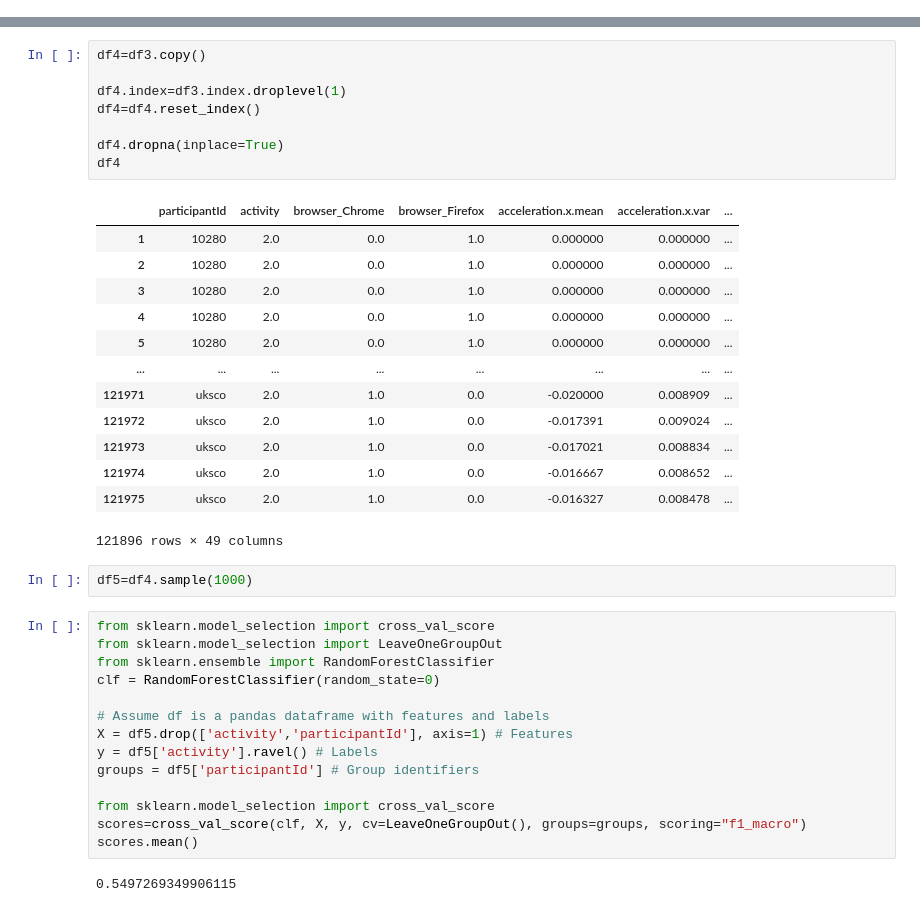
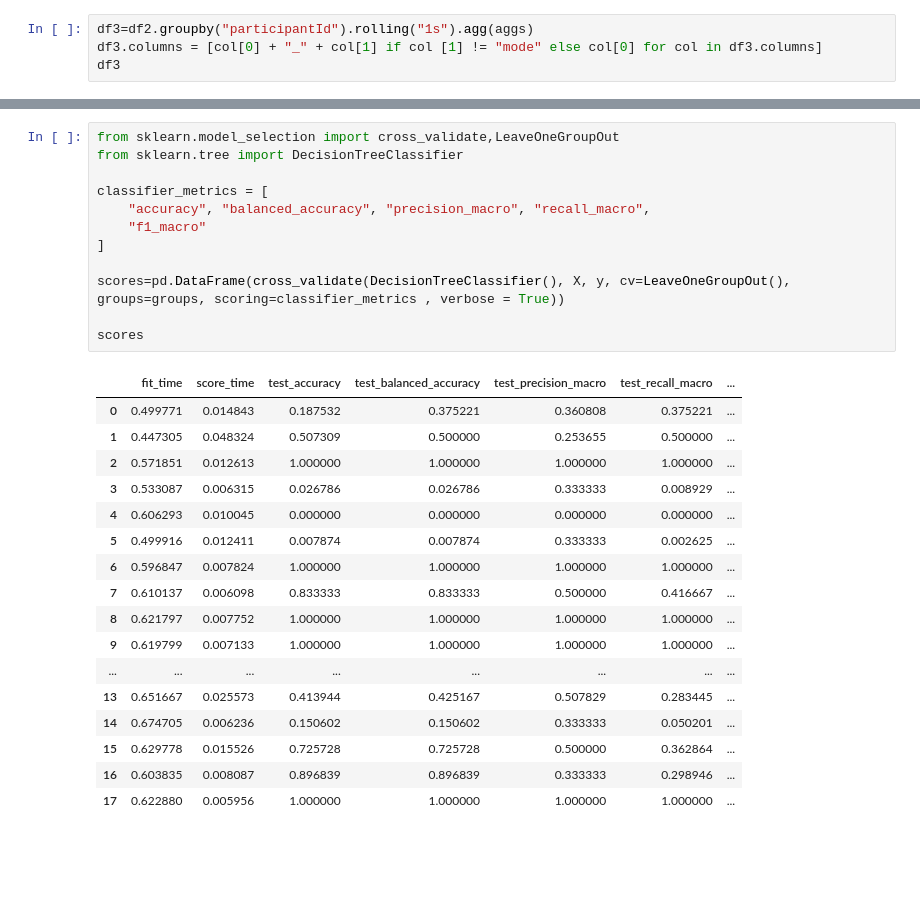
Before and after one commit to simon-a-schmitt/Human-Activity-Recognition, a Jupyter notebook: getfeatures.ipynb, the cells around one changed output, grey strips where cells are left out. Cells and saved outputs as stored; diff of their text form; blank space fills up the shorter version.

```diff
--- a/getfeatures.ipynb
+++ b/getfeatures.ipynb
@@ -22,0 +111,4 @@ project=pickle.load(open("../project.pkl","rb"))
+# %%
+df3=df2.groupby("participantId").rolling("1s").agg(aggs)
+df3.columns = [col[0] + "_" + col[1] if col [1] != "mode" else col[0] for col in df3.columns]
+df3
@@ -129,40 +194,30 @@ df3
-# %%
-df4=df3.copy()
-
-df4.index=df3.index.droplevel(1)
-df4=df4.reset_index()
-
-df4.dropna(inplace=True)
-df4
-# %% [output]
-|  | participantId | activity | browser_Chrome | browser_Firefox | acceleration.x.mean | acceleration.x.var | ... |
-| 1 | 10280 | 2.0 | 0.0 | 1.0 | 0.000000 | 0.000000 | ... |
-| 2 | 10280 | 2.0 | 0.0 | 1.0 | 0.000000 | 0.000000 | ... |
-| 3 | 10280 | 2.0 | 0.0 | 1.0 | 0.000000 | 0.000000 | ... |
-| 4 | 10280 | 2.0 | 0.0 | 1.0 | 0.000000 | 0.000000 | ... |
-| 5 | 10280 | 2.0 | 0.0 | 1.0 | 0.000000 | 0.000000 | ... |
-| ... | ... | ... | ... | ... | ... | ... | ... |
-| 121971 | uksco | 2.0 | 1.0 | 0.0 | -0.020000 | 0.008909 | ... |
-| 121972 | uksco | 2.0 | 1.0 | 0.0 | -0.017391 | 0.009024 | ... |
-| 121973 | uksco | 2.0 | 1.0 | 0.0 | -0.017021 | 0.008834 | ... |
-| 121974 | uksco | 2.0 | 1.0 | 0.0 | -0.016667 | 0.008652 | ... |
-| 121975 | uksco | 2.0 | 1.0 | 0.0 | -0.016327 | 0.008478 | ... |
-121896 rows × 49 columns
-# %%
-df5=df4.sample(1000)
-# %%
-from sklearn.model_selection import cross_val_score
-from sklearn.model_selection import LeaveOneGroupOut
-from sklearn.ensemble import RandomForestClassifier
-clf = RandomForestClassifier(random_state=0)
-
-# Assume df is a pandas dataframe with features and labels
-X = df5.drop(['activity','participantId'], axis=1) # Features
-y = df5['activity'].ravel() # Labels
-groups = df5['participantId'] # Group identifiers
-
-from sklearn.model_selection import cross_val_score
-scores=cross_val_score(clf, X, y, cv=LeaveOneGroupOut(), groups=groups, scoring="f1_macro")
-scores.mean()
-# %% [output]
-0.5497269349906115
+# %%
+from sklearn.model_selection import cross_validate,LeaveOneGroupOut
+from sklearn.tree import DecisionTreeClassifier
+
+classifier_metrics = [
+    "accuracy", "balanced_accuracy", "precision_macro", "recall_macro",
+    "f1_macro"
+]
+
+scores=pd.DataFrame(cross_validate(DecisionTreeClassifier(), X, y, cv=LeaveOneGroupOut(), groups=groups, scoring=classifier_metrics , verbose = True))
+
+scores
+# %% [output]
+|  | fit_time | score_time | test_accuracy | test_balanced_accuracy | test_precision_macro | test_recall_macro | ... |
+| 0 | 0.499771 | 0.014843 | 0.187532 | 0.375221 | 0.360808 | 0.375221 | ... |
+| 1 | 0.447305 | 0.048324 | 0.507309 | 0.500000 | 0.253655 | 0.500000 | ... |
+| 2 | 0.571851 | 0.012613 | 1.000000 | 1.000000 | 1.000000 | 1.000000 | ... |
+| 3 | 0.533087 | 0.006315 | 0.026786 | 0.026786 | 0.333333 | 0.008929 | ... |
+| 4 | 0.606293 | 0.010045 | 0.000000 | 0.000000 | 0.000000 | 0.000000 | ... |
+| 5 | 0.499916 | 0.012411 | 0.007874 | 0.007874 | 0.333333 | 0.002625 | ... |
+| 6 | 0.596847 | 0.007824 | 1.000000 | 1.000000 | 1.000000 | 1.000000 | ... |
+| 7 | 0.610137 | 0.006098 | 0.833333 | 0.833333 | 0.500000 | 0.416667 | ... |
+| 8 | 0.621797 | 0.007752 | 1.000000 | 1.000000 | 1.000000 | 1.000000 | ... |
+| 9 | 0.619799 | 0.007133 | 1.000000 | 1.000000 | 1.000000 | 1.000000 | ... |
+| ... | ... | ... | ... | ... | ... | ... | ... |
+| 13 | 0.651667 | 0.025573 | 0.413944 | 0.425167 | 0.507829 | 0.283445 | ... |
+| 14 | 0.674705 | 0.006236 | 0.150602 | 0.150602 | 0.333333 | 0.050201 | ... |
+| 15 | 0.629778 | 0.015526 | 0.725728 | 0.725728 | 0.500000 | 0.362864 | ... |
+| 16 | 0.603835 | 0.008087 | 0.896839 | 0.896839 | 0.333333 | 0.298946 | ... |
+| 17 | 0.622880 | 0.005956 | 1.000000 | 1.000000 | 1.000000 | 1.000000 | ... |
```
Also changed, not shown: parts of 35 cells of this notebook.
